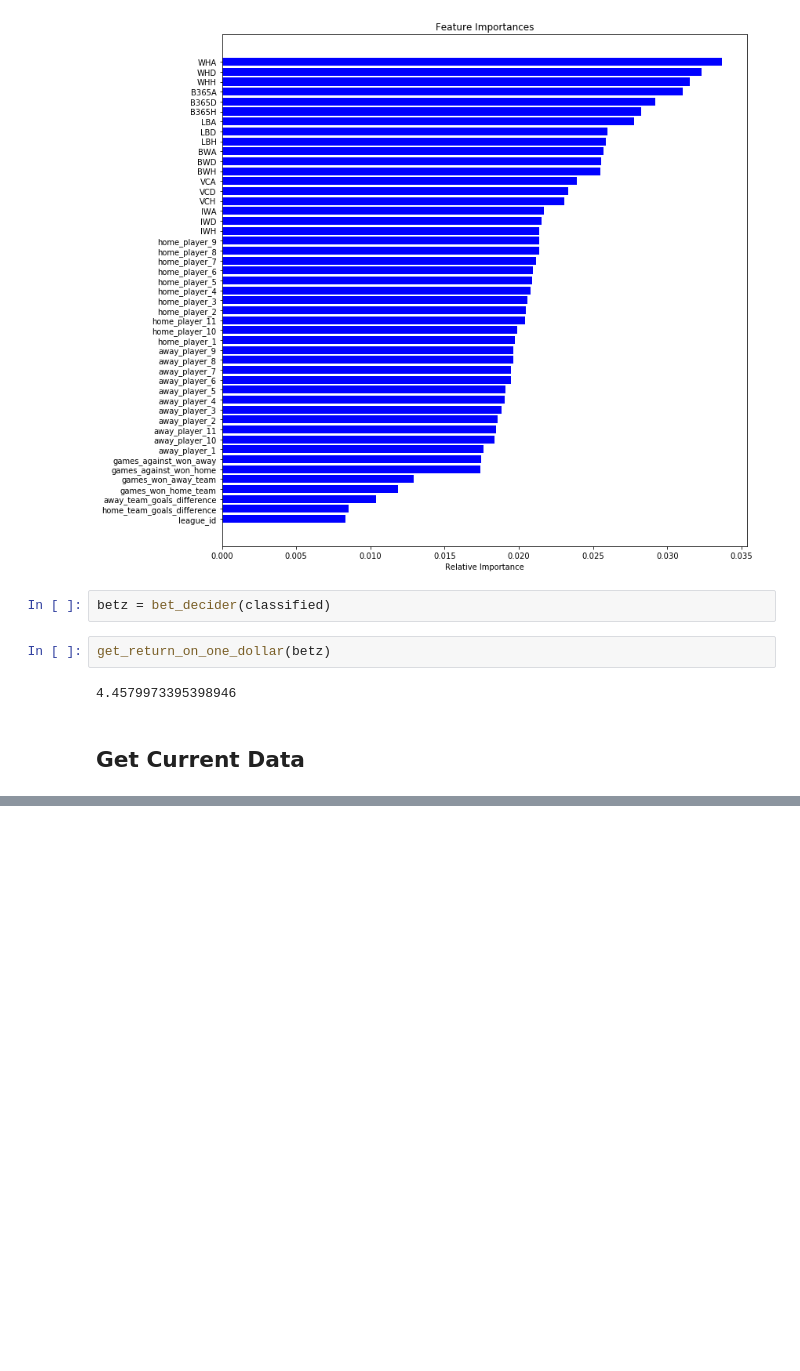
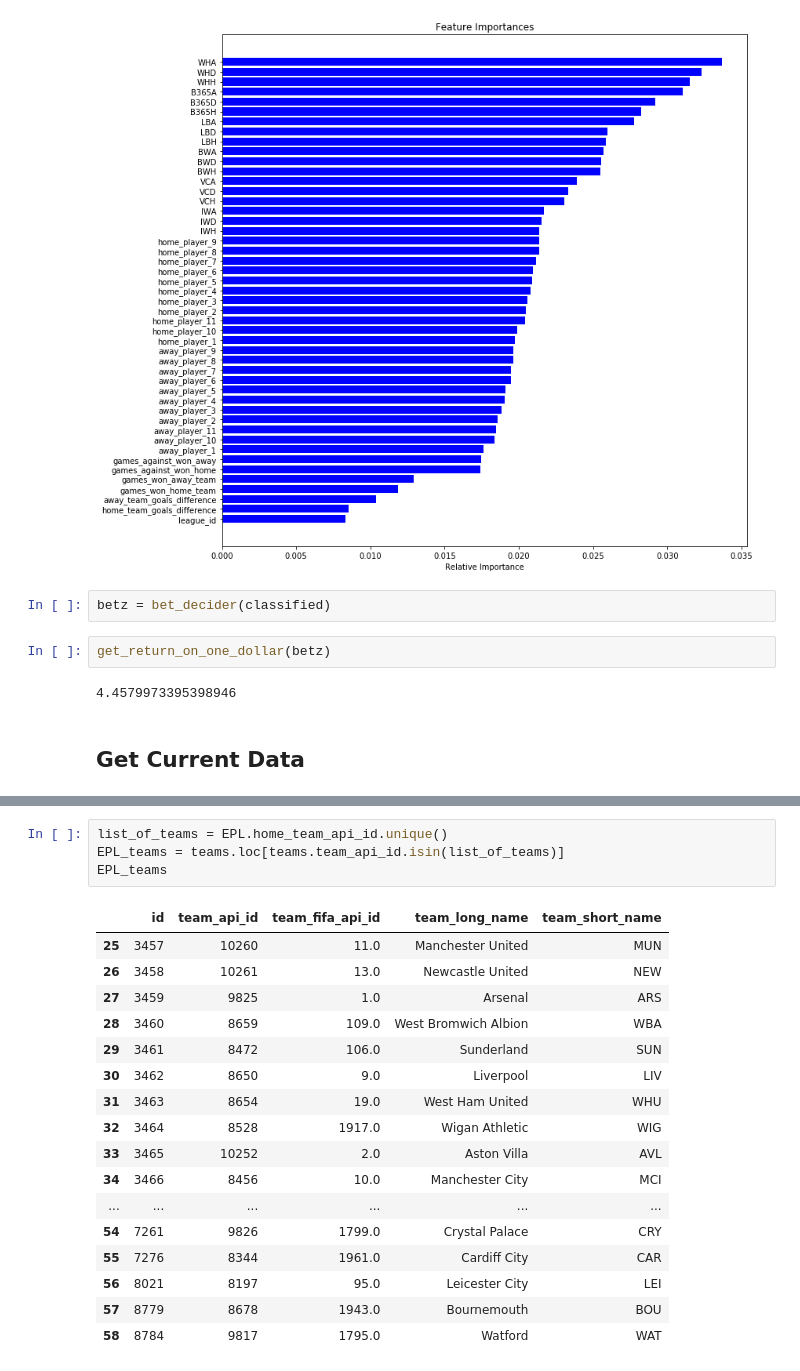
Before and after one commit to rfm2274/Soccer, a Jupyter notebook: Soccer Betting.ipynb, the cells around one changed output, grey strips where cells are left out. Saved outputs shown, nothing was run; the diff lists cells and outputs as text; blank space fills up the shorter version.

```diff
--- a/Soccer Betting.ipynb
+++ b/Soccer Betting.ipynb
@@ -697,0 +974,22 @@ good_bookies
+# %%
+list_of_teams = EPL.home_team_api_id.unique()
+EPL_teams = teams.loc[teams.team_api_id.isin(list_of_teams)]
+EPL_teams
+# %% [output]
+|  | id | team_api_id | team_fifa_api_id | team_long_name | team_short_name |
+| 25 | 3457 | 10260 | 11.0 | Manchester United | MUN |
+| 26 | 3458 | 10261 | 13.0 | Newcastle United | NEW |
+| 27 | 3459 | 9825 | 1.0 | Arsenal | ARS |
+| 28 | 3460 | 8659 | 109.0 | West Bromwich Albion | WBA |
+| 29 | 3461 | 8472 | 106.0 | Sunderland | SUN |
+| 30 | 3462 | 8650 | 9.0 | Liverpool | LIV |
+| 31 | 3463 | 8654 | 19.0 | West Ham United | WHU |
+| 32 | 3464 | 8528 | 1917.0 | Wigan Athletic | WIG |
+| 33 | 3465 | 10252 | 2.0 | Aston Villa | AVL |
+| 34 | 3466 | 8456 | 10.0 | Manchester City | MCI |
+| ... | ... | ... | ... | ... | ... |
+| 54 | 7261 | 9826 | 1799.0 | Crystal Palace | CRY |
+| 55 | 7276 | 8344 | 1961.0 | Cardiff City | CAR |
+| 56 | 8021 | 8197 | 95.0 | Leicester City | LEI |
+| 57 | 8779 | 8678 | 1943.0 | Bournemouth | BOU |
+| 58 | 8784 | 9817 | 1795.0 | Watford | WAT |
```
Also changed, not shown: parts of 49 cells of this notebook.
